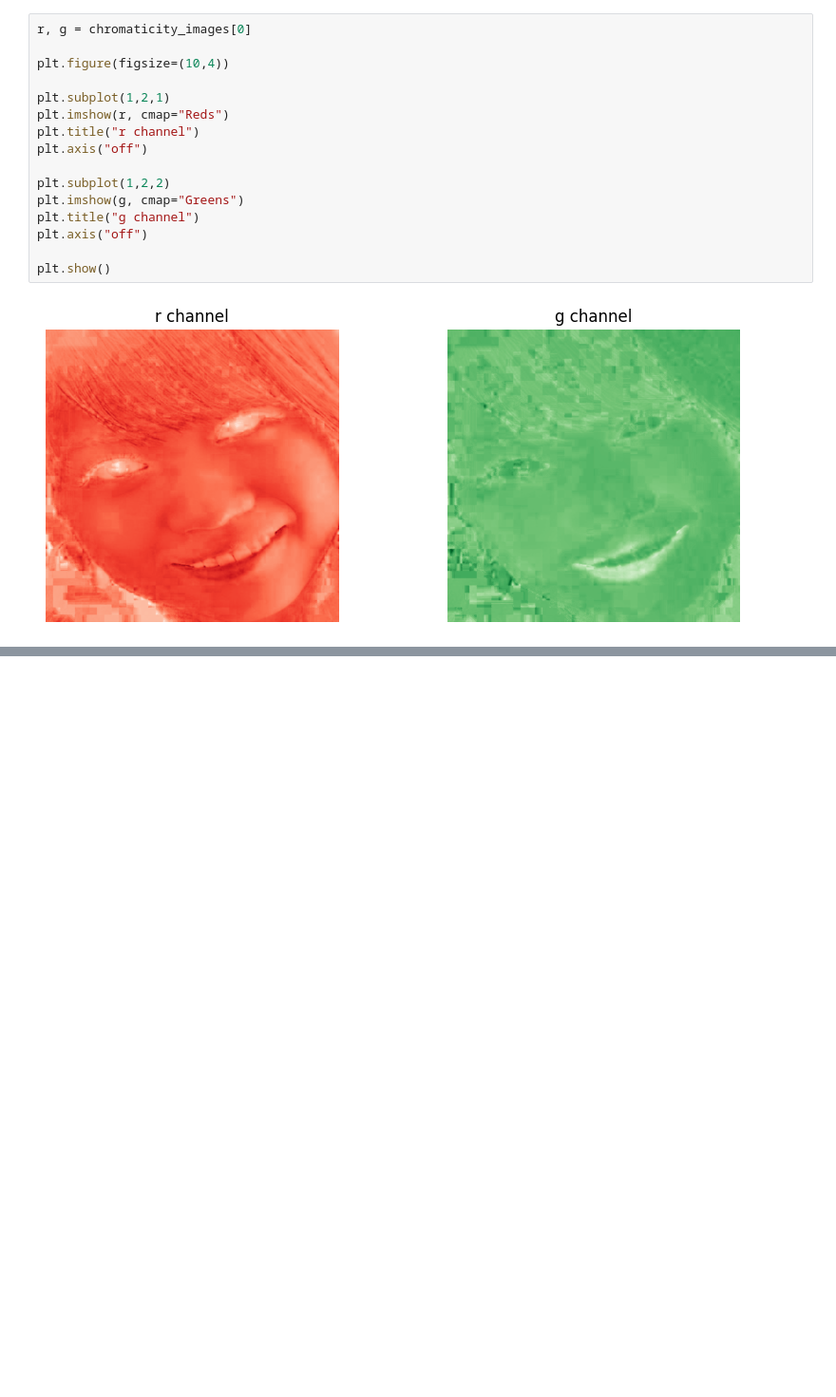
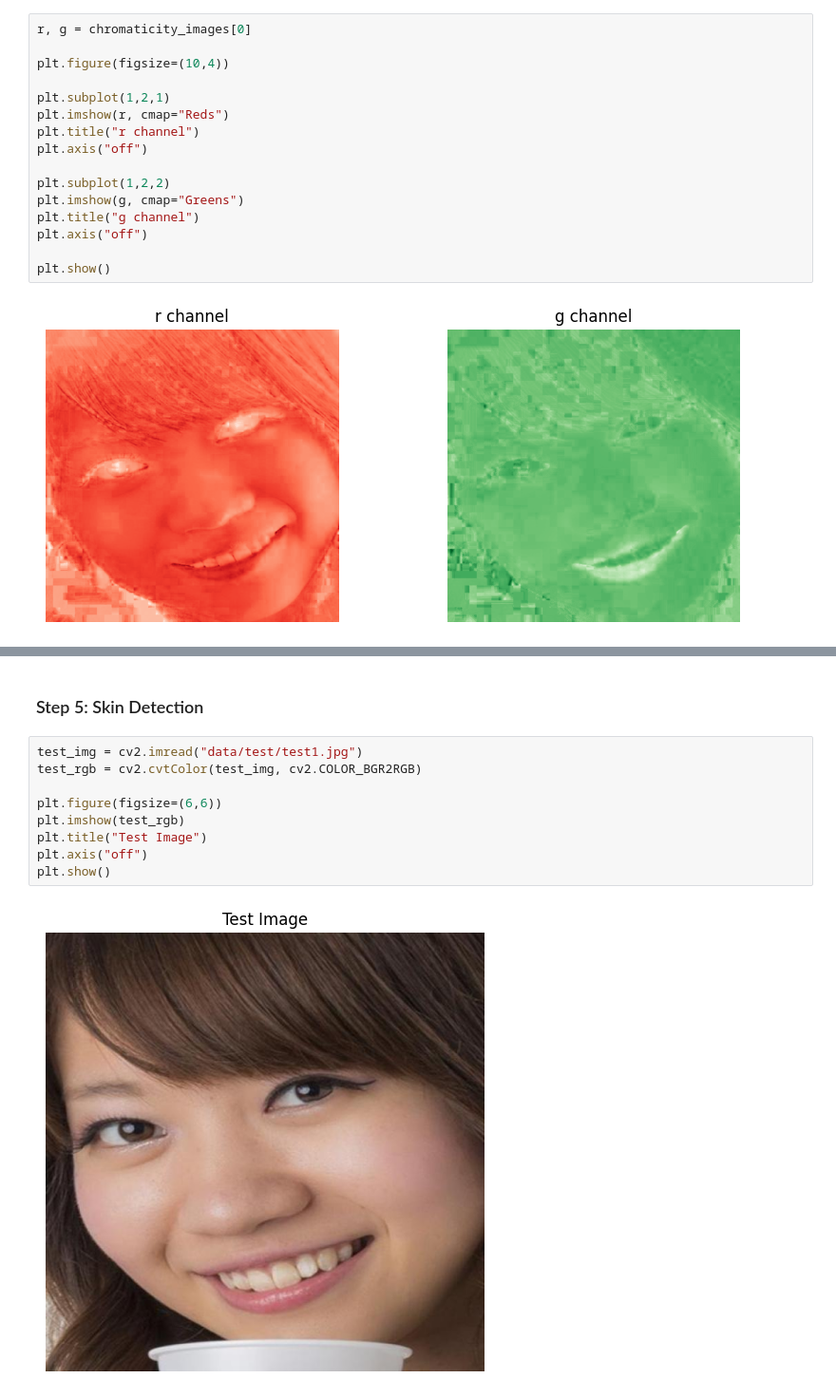
Before and after one commit to Tharunchndrn/basic_skin-tone_classifier, a Jupyter notebook: skin_tone_Detection.ipynb, the cells around one changed output, grey strips where cells are left out. Shown at 95% size. Drawn from its saved outputs; the diff is of its cells as text; blank space fills up the shorter version.

```diff
--- a/skin_tone_Detection.ipynb
+++ b/skin_tone_Detection.ipynb
@@ -167,0 +201,13 @@ IndexError: list index out of range
+# %% [markdown]
+### Step 5: Skin Detection
+# %%
+test_img = cv2.imread("data/test/test1.jpg")
+test_rgb = cv2.cvtColor(test_img, cv2.COLOR_BGR2RGB)
+
+plt.figure(figsize=(6,6))
+plt.imshow(test_rgb)
+plt.title("Test Image")
+plt.axis("off")
+plt.show()
+# %% [output]
+[figure, added]
```
Also changed, not shown: parts of 23 cells of this notebook.
